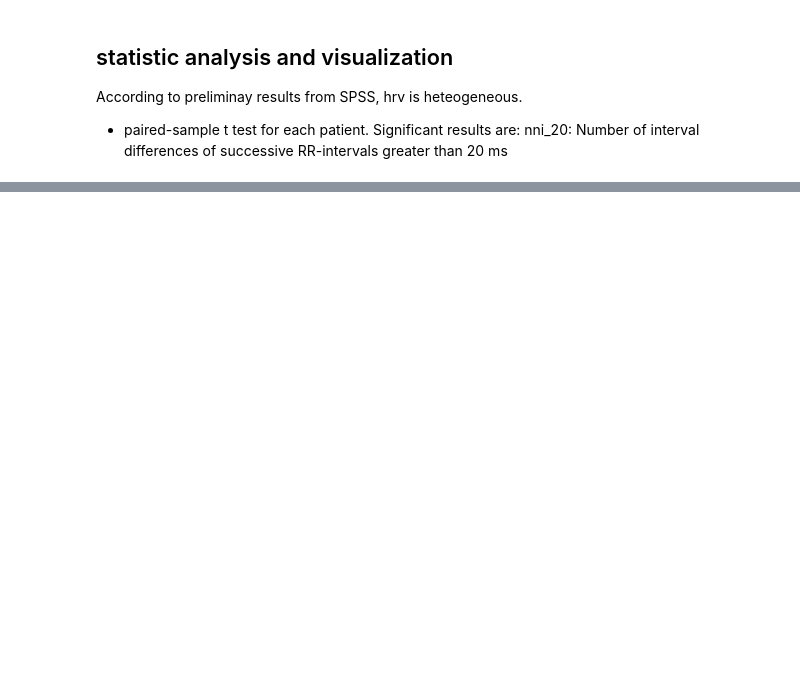
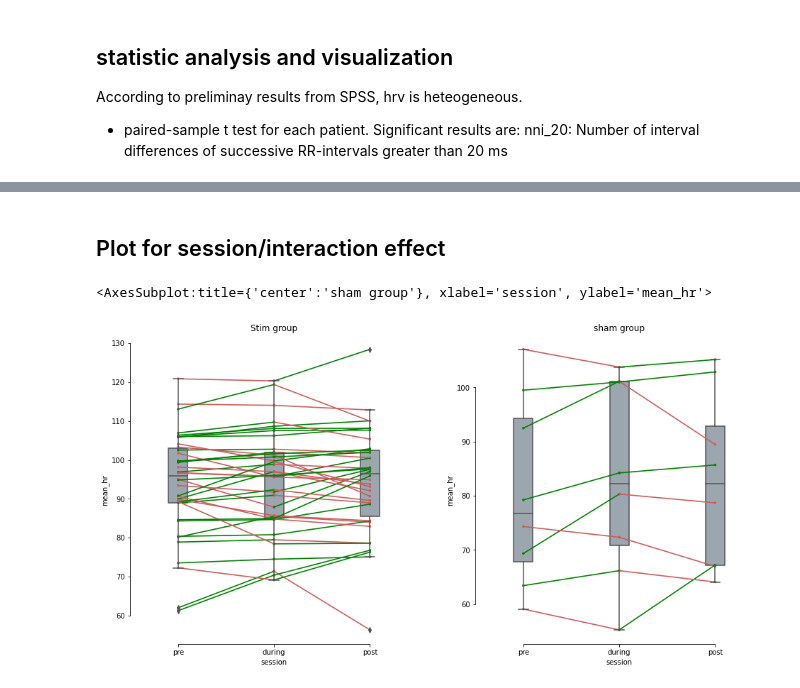
Before and after one commit to jake-joseph/HRV, a Jupyter notebook: NN_extraction_statistics.ipynb, the cells around one changed output, grey strips where cells are left out. Cells and saved outputs as stored; diff of their text form; code cells hidden in the pictures; blank space fills up the shorter version.

```diff
--- a/NN_extraction_statistics.ipynb
+++ b/NN_extraction_statistics.ipynb
@@ -335,0 +387,15 @@ pg.plot_paired(data=df_hrv, dv='nni_20', within='session', subject='subj', dpi=1
+# %%
+# check whether pre, during, post data exist for each id
+df_hrv_sdtID = df_hrv.copy()
+indices2drop = []
+for index, row in df_hrv_sdtID.iterrows():
+    sdt_id = row['subj_date_time']
+    if df_hrv_sdtID[df_hrv_sdtID['subj_date_time'] == sdt_id].shape[0] < 3:
+        indices2drop.append(index)
+df_hrv_sdtID = df_hrv_sdtID.drop(indices2drop)
+
+import pingouin as pg
+for hrv_metric in df_hrv.columns[6:]:
+    aov = pg.mixed_anova(data=df_hrv, dv=hrv_metric, within='session', subject='subj_date_time', between='group')
+    print(hrv_metric)
+    pg.print_table(aov)
@@ -335,0 +437,13 @@ pg.plot_paired(data=df_hrv, dv='nni_20', within='session', subject='subj', dpi=1
+# %% [markdown]
+## Plot for session/interaction effect
+# %%
+# eliminate confound factor - time
+from matplotlib import pyplot as plt
+fig, axes = plt.subplots(1, 2, figsize=(16, 8), sharex=True)
+axes[0].set_title('Stim group')
+axes[1].set_title('sham group')
+pg.plot_paired(data=df_hrv_sdtID[df_hrv_sdtID['group']=='Stim'], dv='mean_hr', within='session', subject='subj_date_time', dpi=150, ax=axes[0], order=['pre', 'during', 'post'])
+pg.plot_paired(data=df_hrv_sdtID[df_hrv_sdtID['group']=='Sham'], dv='mean_hr', within='session', subject='subj_date_time', dpi=150, ax=axes[1], order=['pre', 'during', 'post'])
+# %% [output]
+<AxesSubplot:title={'center':'sham group'}, xlabel='session', ylabel='mean_hr'>
+[figure, added]
```
Also changed, not shown: parts of 11 cells of this notebook.
